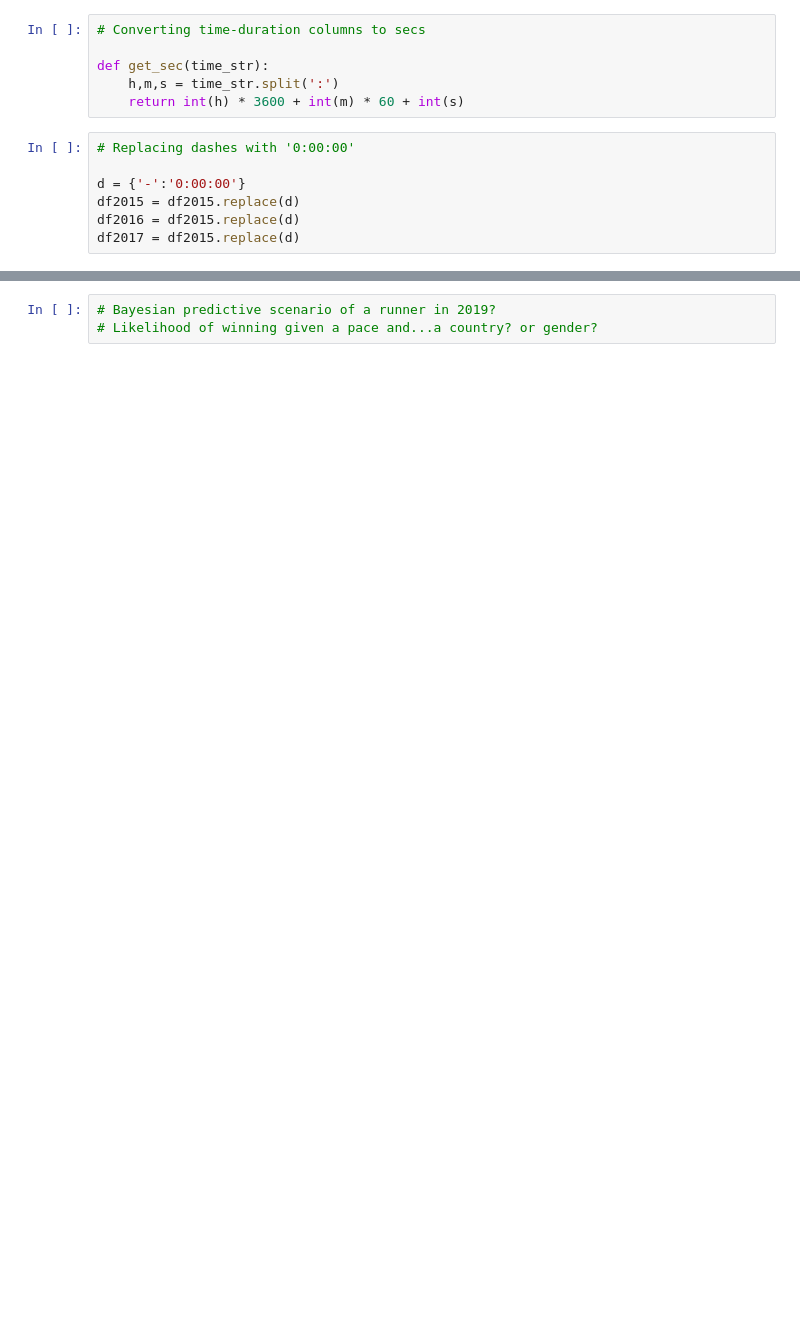
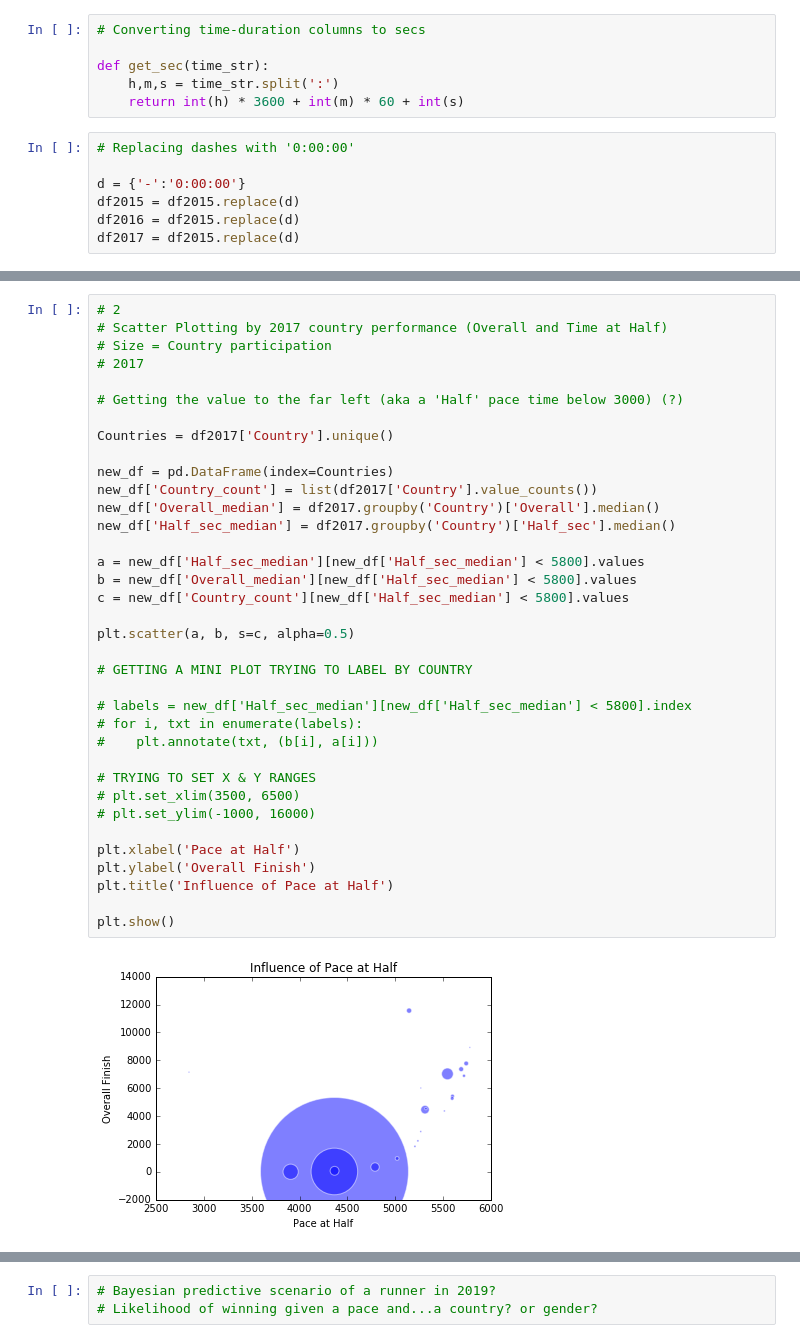
Before and after one commit to Stonberg1/Thinkful, a Jupyter notebook: Capstone Analytic Report.ipynb, the cells around one changed output, grey strips where cells are left out. Saved outputs shown, nothing was run; the diff lists cells and outputs as text; blank space fills up the shorter version.

Commit message:
Capstone Analytic Report
Thinkful bootcamp capstone analytic report - Boston Marathon data

```diff
--- a/Capstone Analytic Report.ipynb
+++ b/Capstone Analytic Report.ipynb
@@ -269,0 +190,38 @@ ValueError: The truth value of a Series is ambiguous. Use a.empty, a.bool(), a.i
+# %%
+# 2
+# Scatter Plotting by 2017 country performance (Overall and Time at Half)
+# Size = Country participation
+# 2017
+
+# Getting the value to the far left (aka a 'Half' pace time below 3000) (?)
+
+Countries = df2017['Country'].unique()
+
+new_df = pd.DataFrame(index=Countries)
+new_df['Country_count'] = list(df2017['Country'].value_counts())
+new_df['Overall_median'] = df2017.groupby('Country')['Overall'].median()
+new_df['Half_sec_median'] = df2017.groupby('Country')['Half_sec'].median()
+
+a = new_df['Half_sec_median'][new_df['Half_sec_median'] < 5800].values
+b = new_df['Overall_median'][new_df['Half_sec_median'] < 5800].values
+c = new_df['Country_count'][new_df['Half_sec_median'] < 5800].values
+
+plt.scatter(a, b, s=c, alpha=0.5)
+
+# GETTING A MINI PLOT TRYING TO LABEL BY COUNTRY
+
+# labels = new_df['Half_sec_median'][new_df['Half_sec_median'] < 5800].index
+# for i, txt in enumerate(labels):
+#    plt.annotate(txt, (b[i], a[i]))
+
+# TRYING TO SET X & Y RANGES
+# plt.set_xlim(3500, 6500)
+# plt.set_ylim(-1000, 16000)
+
+plt.xlabel('Pace at Half')
+plt.ylabel('Overall Finish')
+plt.title('Influence of Pace at Half')
+
+plt.show()
+# %% [output]
+[figure, added]
```
Also changed, not shown: parts of 7 cells of this notebook.
